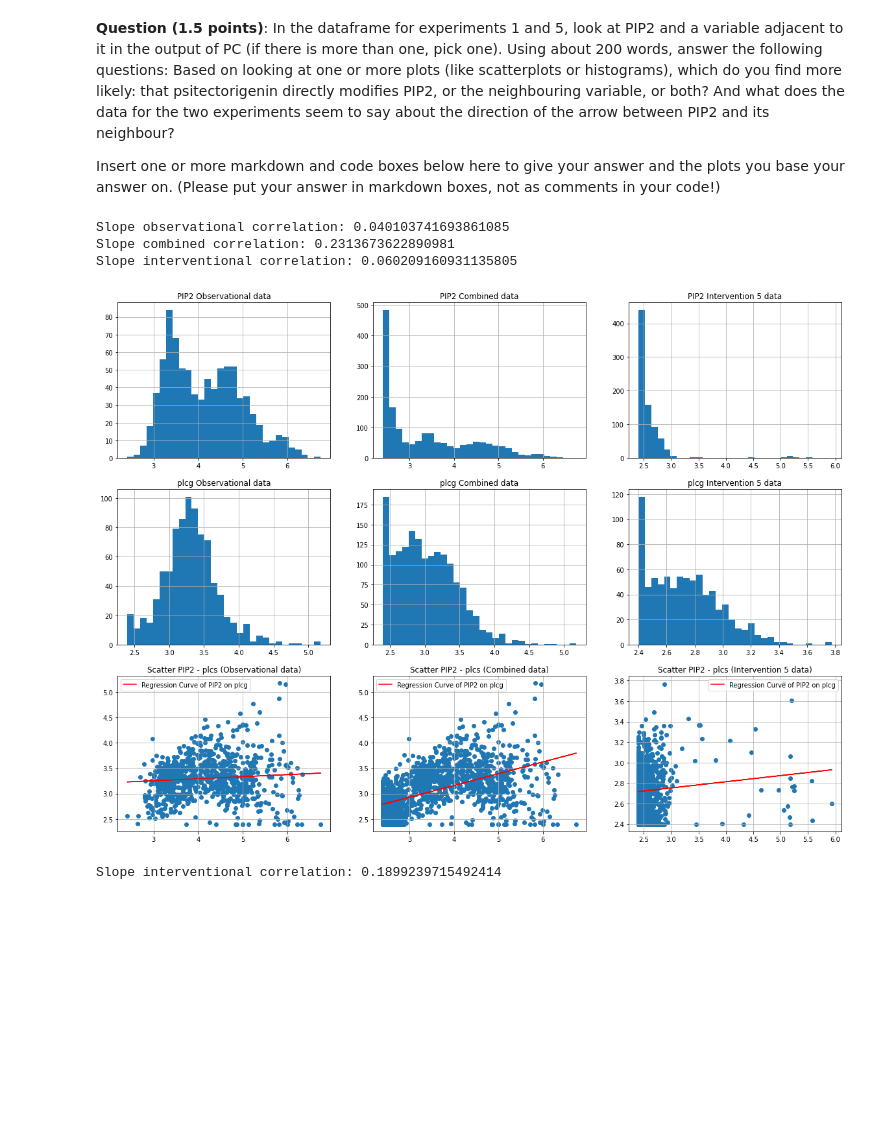
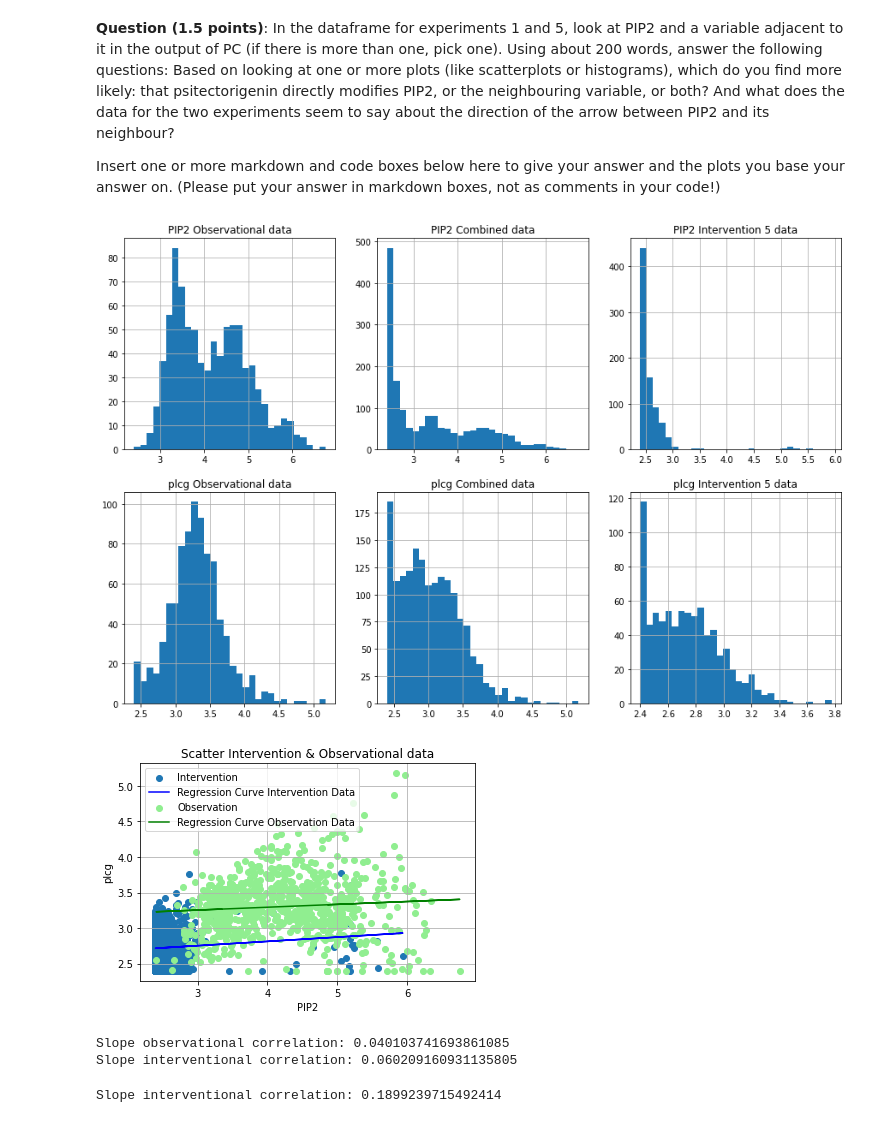
Before and after one commit to idangrady/INFOMAML, a Jupyter notebook: Programming_Assignments/Assignment_4/AML_assignment4.ipynb, the cells around one changed output. Cells and saved outputs as stored; diff of their text form; code cells hidden in the pictures; blank space fills up the shorter version.

```diff
--- a/Programming_Assignments/Assignment_4/AML_assignment4.ipynb
+++ b/Programming_Assignments/Assignment_4/AML_assignment4.ipynb
@@ -453,56 +437,49 @@ Insert one or more markdown and code boxes below here to give your answer and th
 # %%
 import matplotlib.pyplot as plt
 
-fig, ax = plt.subplots(3, 3, figsize=(20,15))
+fig, ax = plt.subplots(2, 3, figsize=(15,10))
 observational_data.PIP2.hist(bins=30, ax=ax[0][0])
+# ax[0][0].axvline(observational_data.PIP2.mean(), color='red', linestyle='dashed', linewidth=1)
 ax[0][0].set_title("PIP2 Observational data")
 intervention5_data.PIP2.hist(bins=30, ax=ax[0][1])
 ax[0][1].set_title("PIP2 Combined data")
 intervention5_data[intervention5_data.experiment == 5].PIP2.hist(bins=30, ax=ax[0][2])
 ax[0][2].set_title("PIP2 Intervention 5 data")
 
 ##################################################
 
 observational_data.plcg.hist(bins=30, ax=ax[1][0])
 ax[1][0].set_title("plcg Observational data")
 intervention5_data.plcg.hist(bins=30, ax=ax[1][1])
 ax[1][1].set_title("plcg Combined data")
 intervention5_data[intervention5_data.experiment == 5].plcg.hist(bins=30, ax=ax[1][2])
 ax[1][2].set_title("plcg Intervention 5 data")
+plt.show()
 
 ##################################################
 
-ax[2][0].scatter(observational_data.PIP2, observational_data.plcg)
+
+
+plt.scatter(intervention5_data[intervention5_data.experiment == 5].PIP2, intervention5_data[intervention5_data.experiment == 5].plcg, label='Intervention')
+m_int, b = np.polyfit(np.squeeze(intervention5_data[intervention5_data.experiment == 5].PIP2), intervention5_data[intervention5_data.experiment == 5].plcg, 1)
+plt.plot(np.squeeze(intervention5_data[intervention5_data.experiment == 5].PIP2), m_int*np.squeeze(intervention5_data[intervention5_data.experiment == 5].PIP2) + b, c="blue", label="Regression Curve Intervention Data")
+plt.scatter(intervention5_data[intervention5_data.experiment == 1].PIP2, intervention5_data[intervention5_data.experiment == 1].plcg, c="lightgreen", label='Observation')
 m_obs, b = np.polyfit(np.squeeze(observational_data.PIP2), observational_data.plcg, 1)
-ax[2][0].plot(np.squeeze(observational_data.PIP2), m_obs*np.squeeze(observational_data.PIP2) + b, c="red", label="Regression Curve of PIP2 on plcg")
-ax[2][0].legend()
-ax[2][0].grid(True)
-ax[2][0].set_title("Scatter PIP2 - plcs (Observational data)")
+plt.plot(np.squeeze(observational_data.PIP2), m_obs*np.squeeze(observational_data.PIP2) + b, c="green", label="Regression Curve Observation Data")
+plt.legend()
+plt.title("Scatter Intervention & Observational data")
+plt.xlabel("PIP2")
+plt.ylabel("plcg")
+plt.grid(True)
 
-ax[2][1].scatter(intervention5_data.PIP2, intervention5_data.plcg)
-m_comb, b = np.polyfit(np.squeeze(intervention5_data.PIP2), intervention5_data.plcg, 1)
-ax[2][1].plot(np.squeeze(intervention5_data.PIP2), m_comb*np.squeeze(intervention5_data.PIP2) + b, c="red", label="Regression Curve of PIP2 on plcg")
-ax[2][1].legend()
-ax[2][1].set_title("Scatter PIP2 - plcs (Combined data)")
-ax[2][1].grid(True)
-
-ax[2][2].scatter(intervention5_data[intervention5_data.experiment == 5].PIP2, intervention5_data[intervention5_data.experiment == 5].plcg)
-m_int, b = np.polyfit(np.squeeze(intervention5_data[intervention5_data.experiment == 5].PIP2), intervention5_data[intervention5_data.experiment == 5].plcg, 1)
-ax[2][2].plot(np.squeeze(intervention5_data[intervention5_data.experiment == 5].PIP2), m_int*np.squeeze(intervention5_data[intervention5_data.experiment == 5].PIP2) + b, c="red", label="Regression Curve of PIP2 on plcg")
-ax[2][2].legend()
-ax[2][2].set_title("Scatter PIP2 - plcs (Intervention 5 data)")
-ax[2][2].grid(True)
-
-##################################################
-
+plt.show()
 print(f"Slope observational correlation: {m_obs}")
-print(f"Slope combined correlation: {m_comb}")
 print(f"Slope interventional correlation: {m_int}")
 # %% [output]
+[figure, new version]
+[figure, added]
 Slope observational correlation: 0.040103741693861085
-Slope combined correlation: 0.2313673622890981
 Slope interventional correlation: 0.060209160931135805
-[figure, old version]
 # %%
 plt.scatter(intervention5_data[intervention5_data.experiment == 5].plcg, intervention5_data[intervention5_data.experiment == 5].PIP2)
 m_int, b = np.polyfit(np.squeeze(intervention5_data[intervention5_data.experiment == 5].plcg), intervention5_data[intervention5_data.experiment == 5].PIP2, 1)
```
Also changed, not shown: parts of 12 cells of this notebook.
